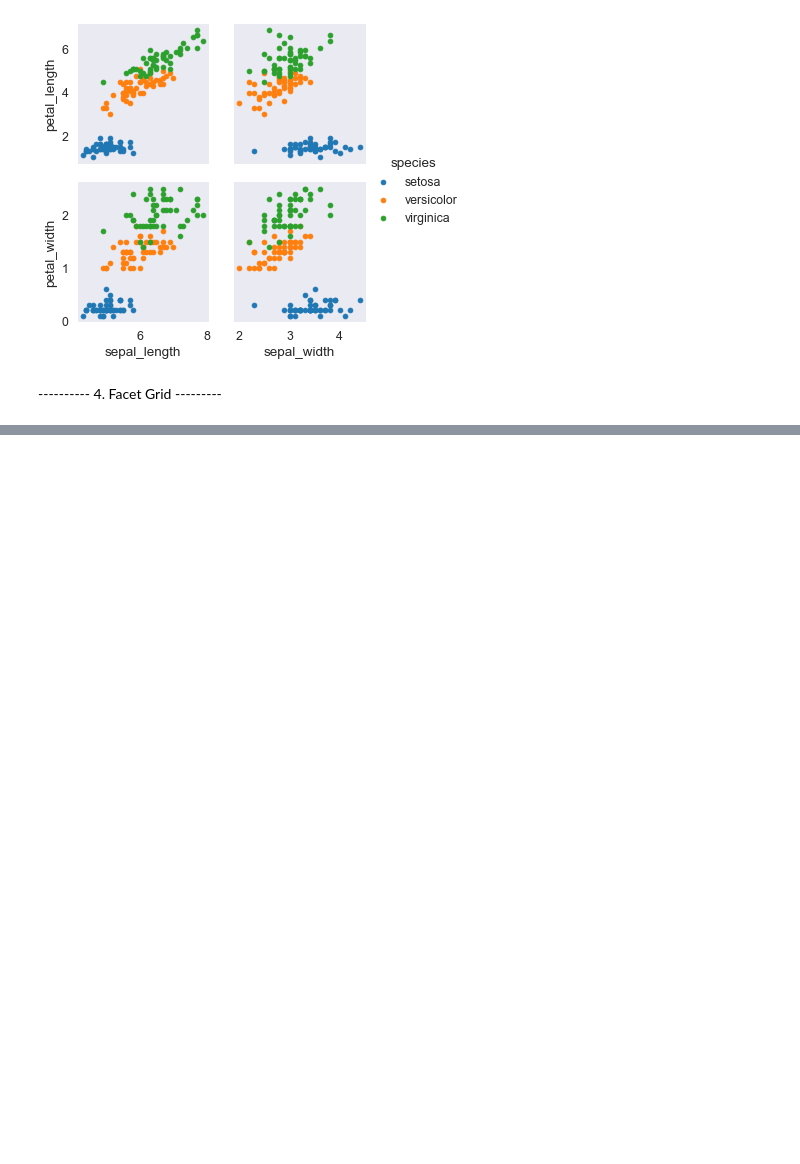
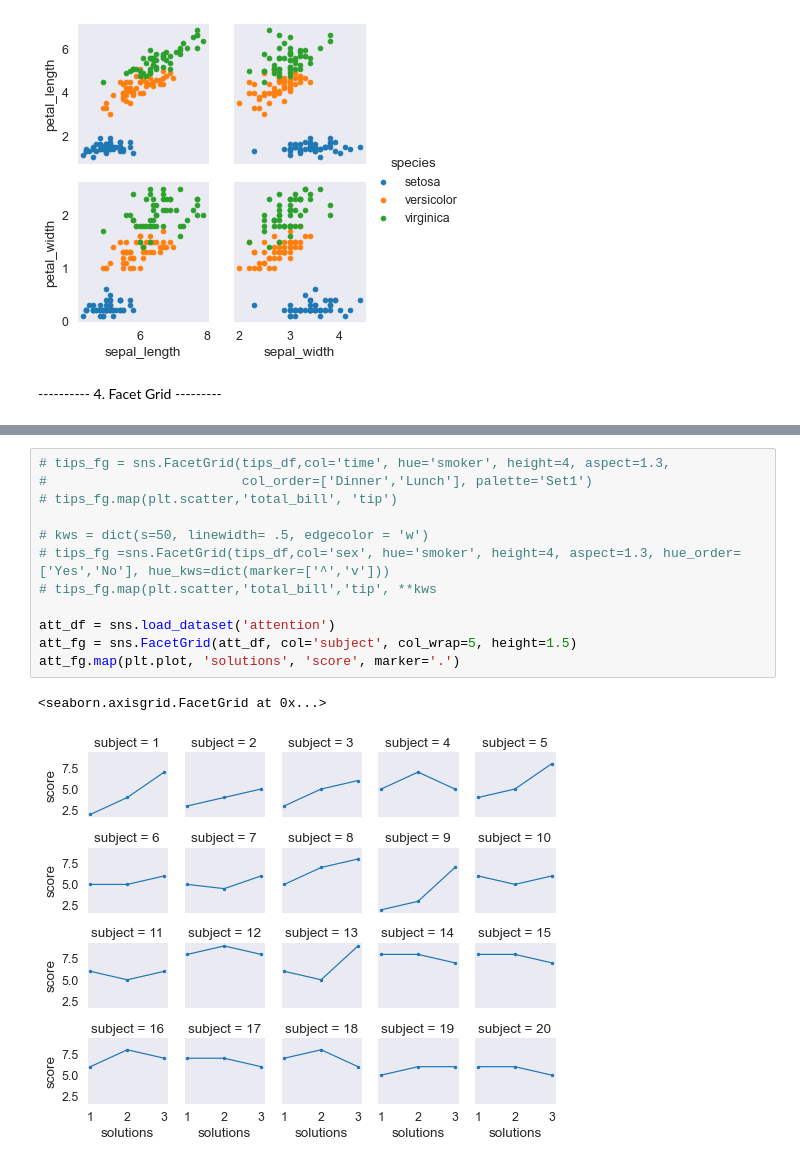
Before and after one commit to otkhwae/Seaborn, a Jupyter notebook: Seaborn_tut.ipynb, the cells around one changed output, grey strips where cells are left out. Cells and saved outputs as stored; diff of their text form; blank space fills up the shorter version.

```diff
--- a/Seaborn_tut.ipynb
+++ b/Seaborn_tut.ipynb
@@ -284,0 +296,15 @@ iris_g.add_legend()
+# %%
+# tips_fg = sns.FacetGrid(tips_df,col='time', hue='smoker', height=4, aspect=1.3,
+#                         col_order=['Dinner','Lunch'], palette='Set1')
+# tips_fg.map(plt.scatter,'total_bill', 'tip')
+
+# kws = dict(s=50, linewidth= .5, edgecolor = 'w')
+# tips_fg =sns.FacetGrid(tips_df,col='sex', hue='smoker', height=4, aspect=1.3, hue_order=['Yes','No'], hue_kws=dict(marker=['^','v']))
+# tips_fg.map(plt.scatter,'total_bill','tip', **kws
+
+att_df = sns.load_dataset('attention')
+att_fg = sns.FacetGrid(att_df, col='subject', col_wrap=5, height=1.5)
+att_fg.map(plt.plot, 'solutions', 'score', marker='.')
+# %% [output]
+<seaborn.axisgrid.FacetGrid at 0x...>
+[figure, added]
```
Also changed, not shown: parts of 3 cells of this notebook.
